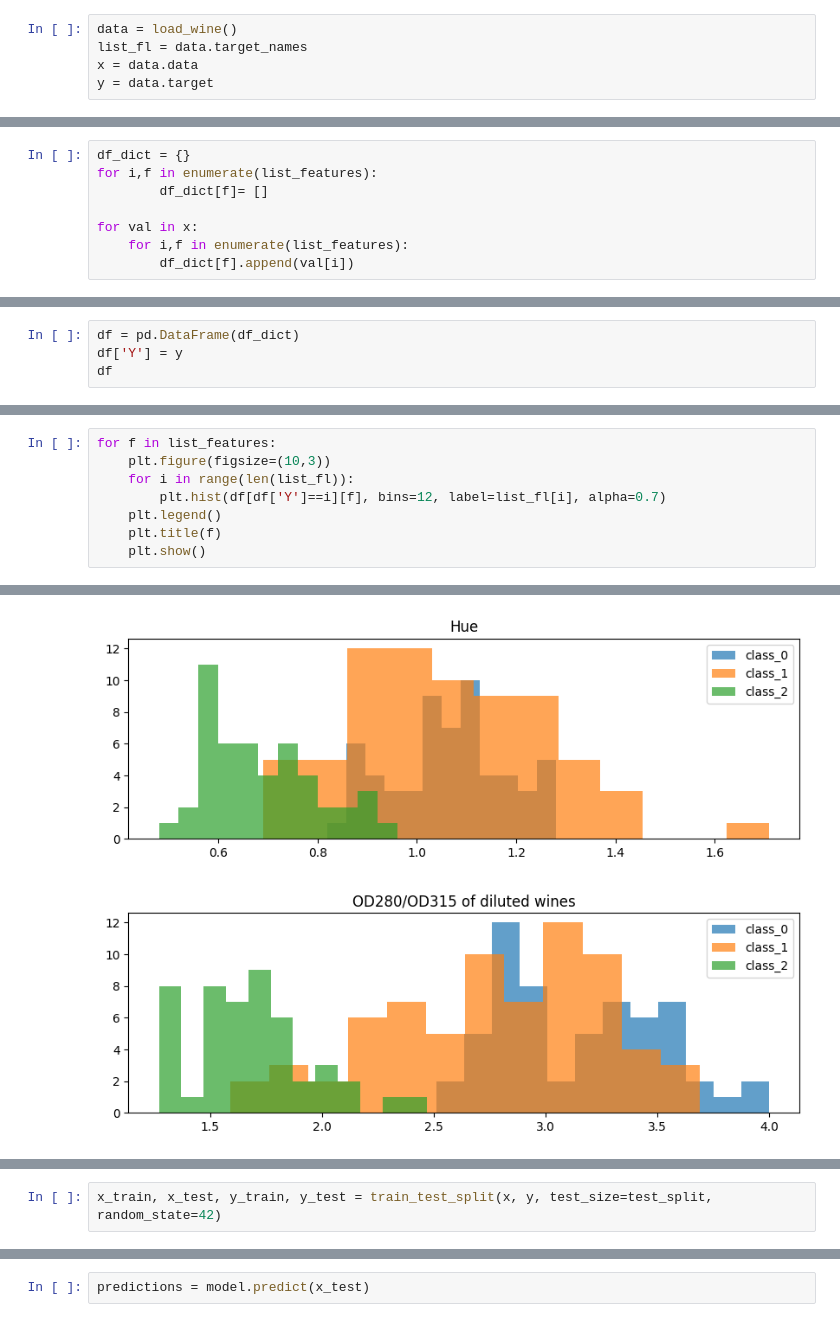
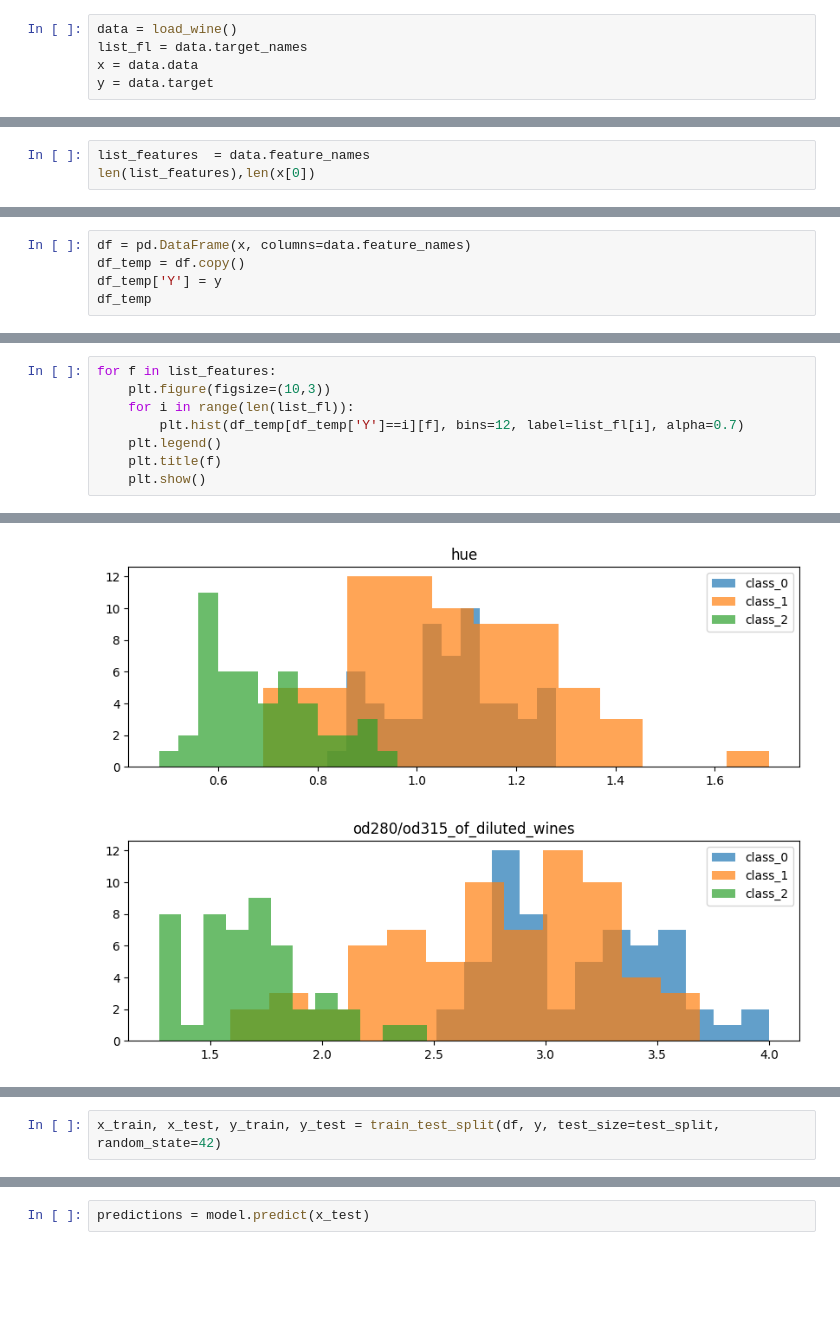
Before and after one commit to DanieleFlo/Daniele-Florio-Esercizi, a Jupyter notebook: 26 Novembre/esecizio_3.ipynb, the cells around one changed output, grey strips where cells are left out. Cells and saved outputs as stored; diff of their text form; blank space fills up the shorter version.

```diff
--- a/26 Novembre/esecizio_3.ipynb
+++ b/26 Novembre/esecizio_3.ipynb
@@ -39,8 +20,3 @@ len(list_features),len(x[0])
-# %%
-df_dict = {}
-for i,f in enumerate(list_features):
-        df_dict[f]= []
-
-for val in x:
-    for i,f in enumerate(list_features):
-        df_dict[f].append(val[i])
+# %%
+list_features  = data.feature_names
+len(list_features),len(x[0])
@@ -47,5 +25,6 @@ for val in x:
 # %%
-df = pd.DataFrame(df_dict)
-df['Y'] = y
-df
+df = pd.DataFrame(x, columns=data.feature_names)
+df_temp = df.copy()
+df_temp['Y'] = y
+df_temp
 # %% [output]
@@ -65,27 +44,27 @@ df
 # %%
 for f in list_features:
     plt.figure(figsize=(10,3))
     for i in range(len(list_fl)):
-        plt.hist(df[df['Y']==i][f], bins=12, label=list_fl[i], alpha=0.7)
+        plt.hist(df_temp[df_temp['Y']==i][f], bins=12, label=list_fl[i], alpha=0.7)
     plt.legend()
     plt.title(f)
     plt.show()
 # %% [output]
 [figure]
 [figure]
 [figure]
 [figure]
 [figure]
 [figure]
 [figure]
 [figure]
 [figure]
 [figure]
 [figure]
-[figure, old version]
+[figure, new version]
 [figure]
 # %%
-x_train, x_test, y_train, y_test = train_test_split(x, y, test_size=test_split, random_state=42)
+x_train, x_test, y_train, y_test = train_test_split(df, y, test_size=test_split, random_state=42)
 # %%
 model = RandomForestClassifier(random_state=42, n_estimators = 100)
 
```
Also changed, not shown: parts of 7 cells of this notebook.
